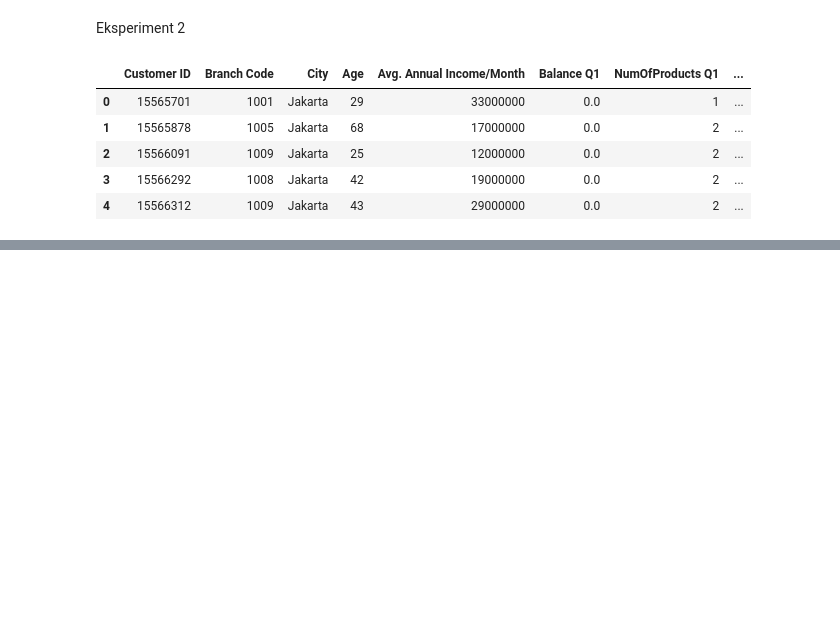
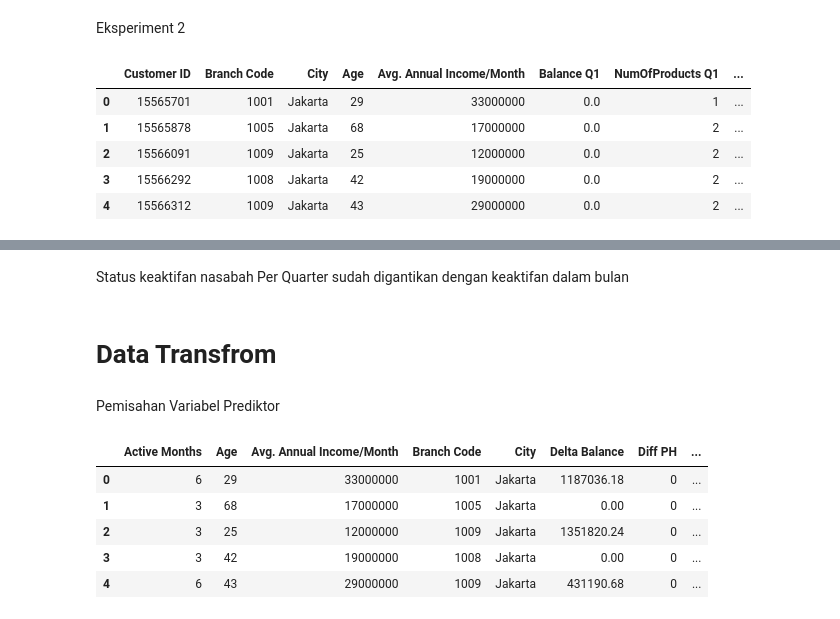
Before and after one commit to Aldistwn29/Data_analysis, a Jupyter notebook: ProjekFinansial.ipynb, the cells around one changed output, grey strips where cells are left out. Cells and saved outputs as stored; diff of their text form; code cells hidden in the pictures; blank space fills up the shorter version.

```diff
--- a/ProjekFinansial.ipynb
+++ b/ProjekFinansial.ipynb
@@ -309,0 +389,3 @@ df2.head()
+# %%
+df1 = df1.drop(columns= ['Balance Q1', 'Balance Q2', 'Balance Q3', 'Balance Q4'])
+df2 = df2.drop(columns= ['Balance Q1', 'Balance Q2', 'Balance Q3', 'Balance Q4'])
@@ -309,0 +394,24 @@ df2.head()
+# %%
+df1 = df1.drop(columns= ['NumOfProducts Q1', 'NumOfProducts Q2', 'NumOfProducts Q3', 'NumOfProducts Q4'])
+df2 = df2.drop(columns= ['NumOfProducts Q1', 'NumOfProducts Q2', 'NumOfProducts Q3', 'NumOfProducts Q4'])
+# %% [markdown]
+Status keaktifan nasabah Per Quarter sudah digantikan dengan keaktifan dalam bulan
+# %%
+df1 = df1.drop(columns= ['ActiveMember Q1', 'ActiveMember Q2', 'ActiveMember Q3', 'ActiveMember Q4'])
+df2 = df2.drop(columns= ['ActiveMember Q1', 'ActiveMember Q2', 'ActiveMember Q3', 'ActiveMember Q4'])
+# %% [markdown]
+# **Data Transfrom**
+# %% [markdown]
+Pemisahan Variabel Prediktor
+# %%
+predictor1 = df1[df1.columns.difference(['Customer ID', 'Unpaid Tagging'])]
+predictor2 = df2[df2.columns.difference(['Customer ID', 'Unpaid Tagging'])]
+# %%
+predictor1.head()
+# %% [output]
+|  | Active Months | Age | Avg. Annual Income/Month | Branch Code | City | Delta Balance | Diff PH | ... |
+| 0 | 6 | 29 | 33000000 | 1001 | Jakarta | 1187036.18 | 0 | ... |
+| 1 | 3 | 68 | 17000000 | 1005 | Jakarta | 0.00 | 0 | ... |
+| 2 | 3 | 25 | 12000000 | 1009 | Jakarta | 1351820.24 | 0 | ... |
+| 3 | 3 | 42 | 19000000 | 1008 | Jakarta | 0.00 | 0 | ... |
+| 4 | 6 | 43 | 29000000 | 1009 | Jakarta | 431190.68 | 0 | ... |
```
Also changed, not shown: parts of 78 cells of this notebook.
